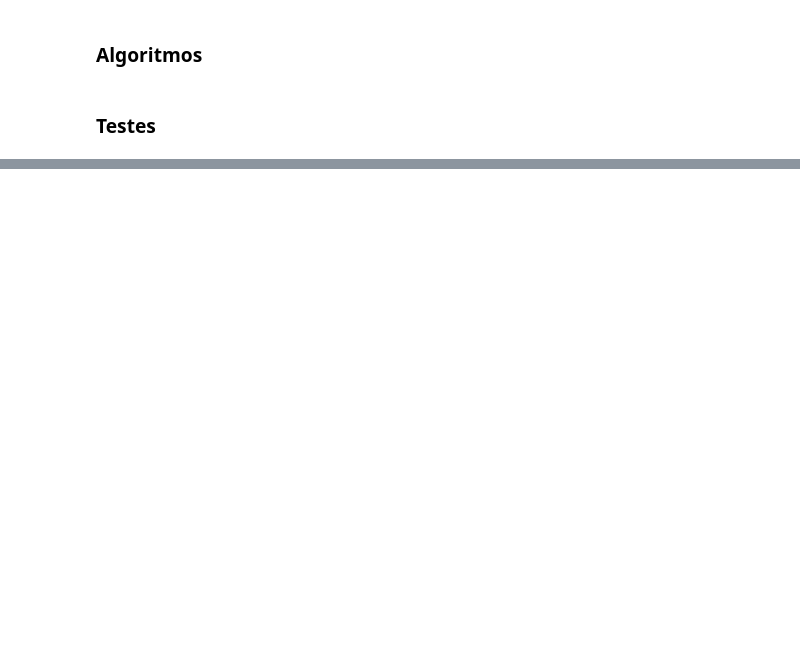
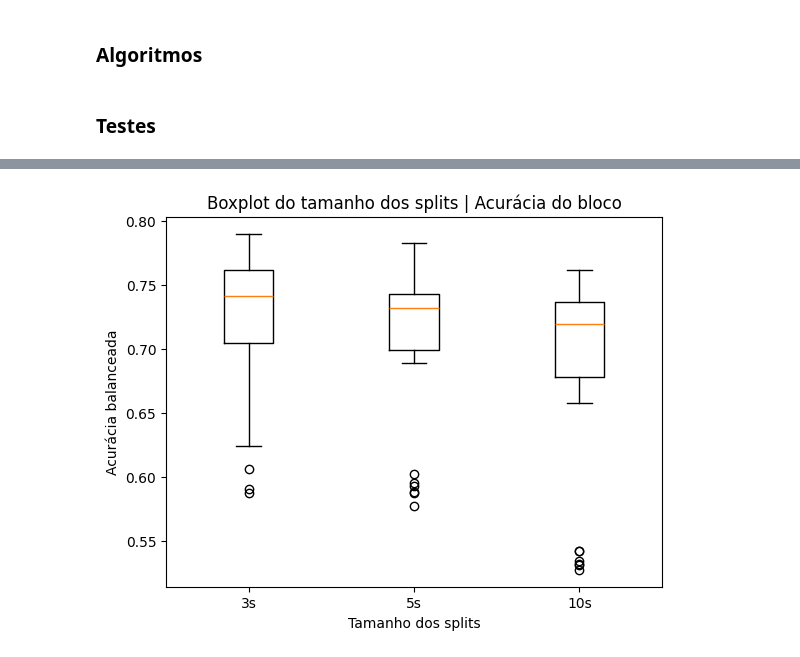
Before and after one commit to andryll/MGR-IC, a Jupyter notebook: codes/ClassificationTestes.ipynb, the cells around one changed output, grey strips where cells are left out. Cells and saved outputs as stored; diff of their text form; code cells hidden in the pictures; blank space fills up the shorter version.

```diff
--- a/codes/ClassificationTestes.ipynb
+++ b/codes/ClassificationTestes.ipynb
@@ -424,0 +458,9 @@ len(Y_predict)
+# %%
+plt.boxplot([b_3s, b_5s, b_10s], labels=["3s", "5s", "10s"])
+plt.xlabel("Tamanho dos splits")
+plt.ylabel("Acurácia balanceada")
+plt.title("Boxplot do tamanho dos splits | Acurácia do bloco")
+plt.savefig('boxplot_splits_b.pdf')
+plt.show()
+# %% [output]
+[figure, added]
```
Also changed, not shown: parts of 22 cells of this notebook.
